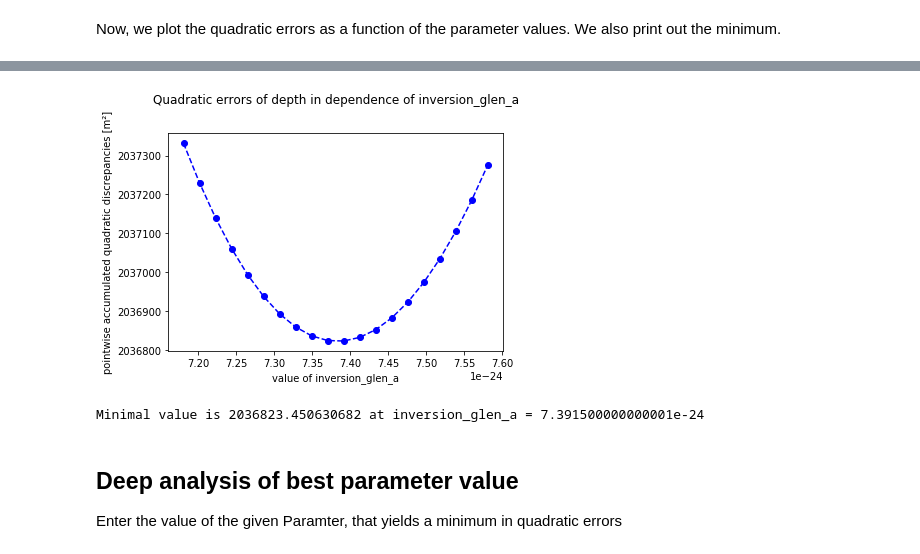
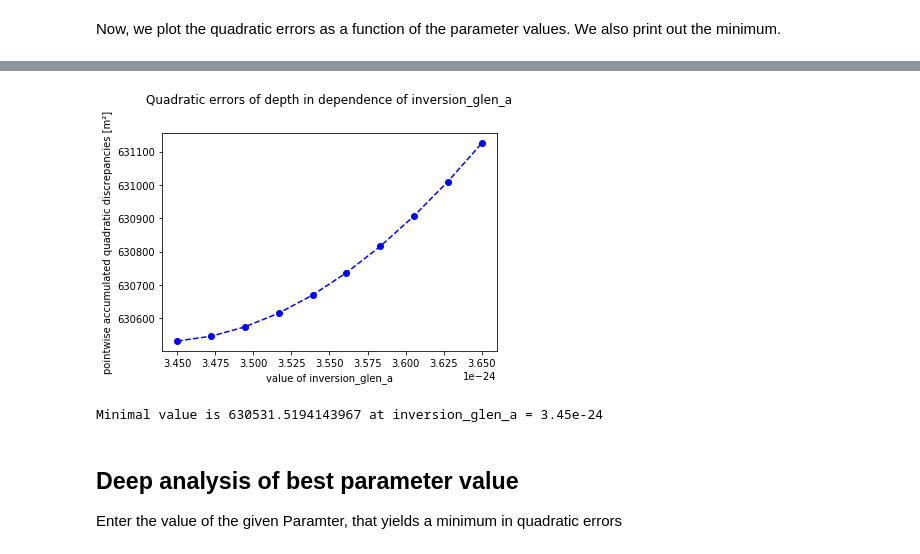
Before and after one commit to bpelto/OGGM-Columbia-Project, a Jupyter notebook: optimized_thickness.ipynb, the cells around one changed output, grey strips where cells are left out. Saved outputs shown, nothing was run; the diff lists cells and outputs as text; code cells hidden in the pictures.

```diff
--- a/optimized_thickness.ipynb
+++ b/optimized_thickness.ipynb
@@ -481,9 +481,11 @@ def quadratic_errors(obs_data, mesharray):
 
     # accumulated 'problematic pixel' quadratic error
     problems=0
-
+    prob=0 #problems per grid cell summed
     # total accumulated quadratic error
     err=0
+    ME=0
+    MAE=0
 
     # we go through all the measured points and accumulate the squared differences to the OGGM at that point
     for i in range(0,len(coordinates[0])):
@@ -493,6 +495,7 @@ def quadratic_errors(obs_data, mesharray):
 
             # add to problems share
             problems=problems+obs_data[coordinates[0][i]][coordinates[1][i]]**2
+            prob=(prob+obs_data[coordinates[0][i]][coordinates[1][i]])
 
             # increment problem number
             count=count+1
@@ -500,11 +503,22 @@ def quadratic_errors(obs_data, mesharray):
         # add squared difference
         err=err+(obs_data[coordinates[0][i]][coordinates[1][i]]-mesharray[coordinates[0][i]][coordinates[1][i]])**2
 
-    # outprint of details on "problematic" pixels
+        ##add mean error and mean absolute error
+        ME=ME+(obs_data[coordinates[0][i]][coordinates[1][i]]-mesharray[coordinates[0][i]][coordinates[1][i]])
+        MAE=MAE+(np.abs((obs_data[coordinates[0][i]][coordinates[1][i]]-mesharray[coordinates[0][i]][coordinates[1][i]])))
+
+    # print of details on "problematic" pixels
     print('found ', count , ' problem(s) within a total number of data point of: ', len(coordinates[0]), ' problem share ', problems/err,)
 
+    ME_final = (ME)/(np.count_nonzero(obs_data))
+    MAE_final = (MAE)/(np.count_nonzero(obs_data))
+    problems_per = prob / (np.count_nonzero(obs_data)) ##quite small or zero at all sites, but worth evaluating
+
     print('corrected quadratic error is: ', err-problems)
-    return (err-problems)
+    print('ME:', ME_final-problems_per)
+    print('MAE:', MAE_final-problems_per)
+
+    return (err-problems, ME_final-problems_per, MAE_final-problems_per)
 # %%
 # a function that runs the (DEM-corrected) OGGM and uses the quadratic_errors function to return the quadratic errors
 def master_analysis(name, parameter, obs_data, glacier, num):
@@ -565,12 +579,12 @@ The parameter intervall will be a linearly spaced sequence from min_value to max
 Also, choose, whether you prefer to run the iteration with the DEM correction. In the most cases it is strongly recommended to do so.
 # %%
 parameter_name='inversion_glen_a'
-best_value = 4.84e-24, 0.596e-24, 7.381e-24, 0.142e-24, 4.544e-24, 14.627e-24, 3.432e-24
-max_value=best_value[num]+0.2e-24  #0.1e-24
-min_value=best_value[num]-0.2e-24  #54e-24
-number_of_steps=20
+best_value = 4.84e-24, 0.596e-24, 7.381e-24, 0.142e-24, 4.544e-24, 14.627e-24, 3.55e-24#3.432e-24
+max_value=best_value[num]+0.1e-24  #0.1e-24
+min_value=best_value[num]-0.1e-24  #54e-24
+number_of_steps=10
 
-use_dem_correction=True
+use_dem_correction=False
 # %% [markdown]
 ## The actual iteration takes place here
 
@@ -584,0 +702,7 @@ Now, we plot the quadratic errors as a function of the parameter values. We also
+# %%
+OUT=pd.DataFrame({})
+for j in np.arange(0,len(to_plot[1])):
+    er=to_plot[1][j][0]
+    me=to_plot[1][j][1]
+    mae=to_plot[1][j][2]
+    OUT=OUT.append({'Error':er,'ME':me,'MAE':mae},ignore_index=True)
@@ -585,27 +723,27 @@ Now, we plot the quadratic errors as a function of the parameter values. We also
 # %%
 from matplotlib import rcParams
 rcParams['axes.titlepad'] = 30
-plt.plot(to_plot[0],to_plot[1],linestyle='--', marker='o', color='b')
+plt.plot(to_plot[0],OUT.Error,linestyle='--', marker='o', color='b')
 plt.xlabel('value of '+parameter_name)
 plt.ylabel('pointwise accumulated quadratic discrepancies [m²]')
 plt.title('Quadratic errors of depth in dependence of ' +parameter_name)
 
 # save it
 plt.savefig(products+'quadratic_errors_'+parameter_name+'_from_'+str(min_value)+'_to_'+str(max_value)+'_'+ glacier[num]+'.png', dpi=100)
 
 plt.show()
 
 #small minimum function
 x=0
-for i in range(0,len(to_plot[1])):
-    if to_plot[1][i]==np.min(to_plot[1]):
+for i in range(0,len(OUT.Error)):
+    if OUT.Error[i]==np.min(OUT.Error):
         x=i
 
 # print out
-print('Minimal value is '+str(np.min(to_plot[1]))+ ' at ' + parameter_name+' = ' +str(np.round(to_plot[0][x],decimals=28)))
+print('Minimal value is '+str(np.min(OUT.Error))+ ' at ' + parameter_name+' = ' +str(np.round(to_plot[0][x],decimals=28)))
 # %% [output]
-[figure, old version]
+[figure, new version]
-Minimal value is 2036823.450630682 at inversion_glen_a = 7.391500000000001e-24
+Minimal value is 630531.5194143967 at inversion_glen_a = 3.45e-24
 # %% [markdown]
 ## Deep analysis of best parameter value
 
```
Also changed, not shown: parts of 14 cells of this notebook.
